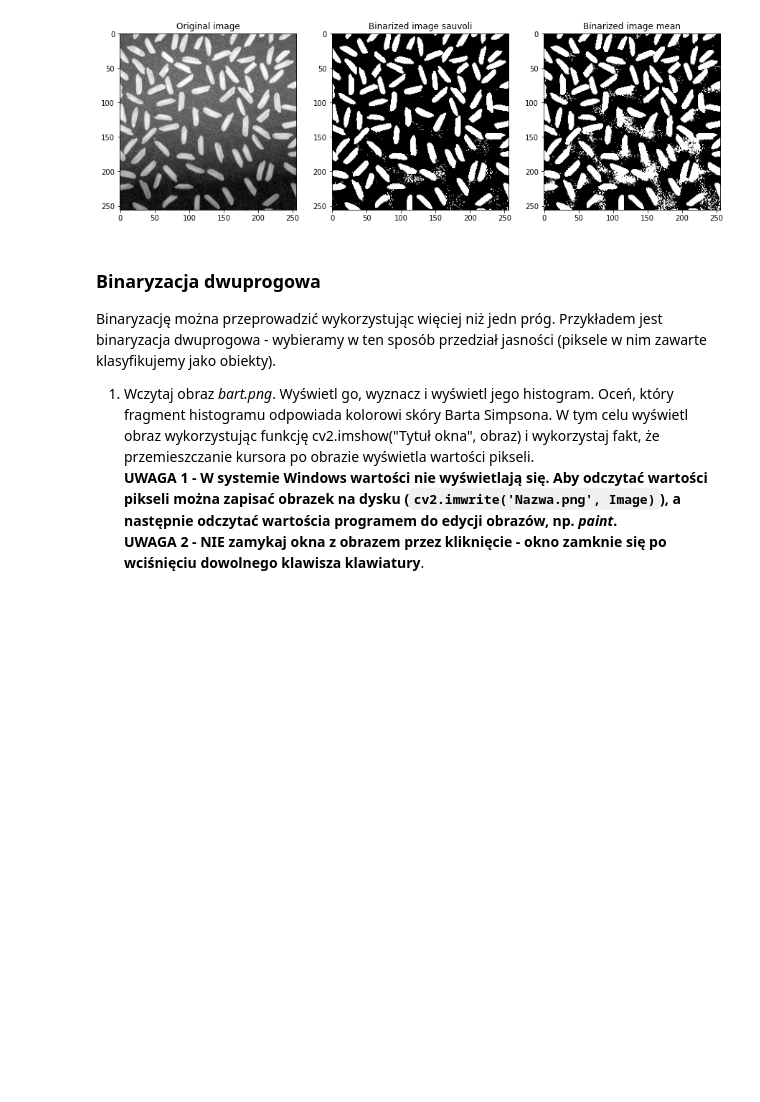
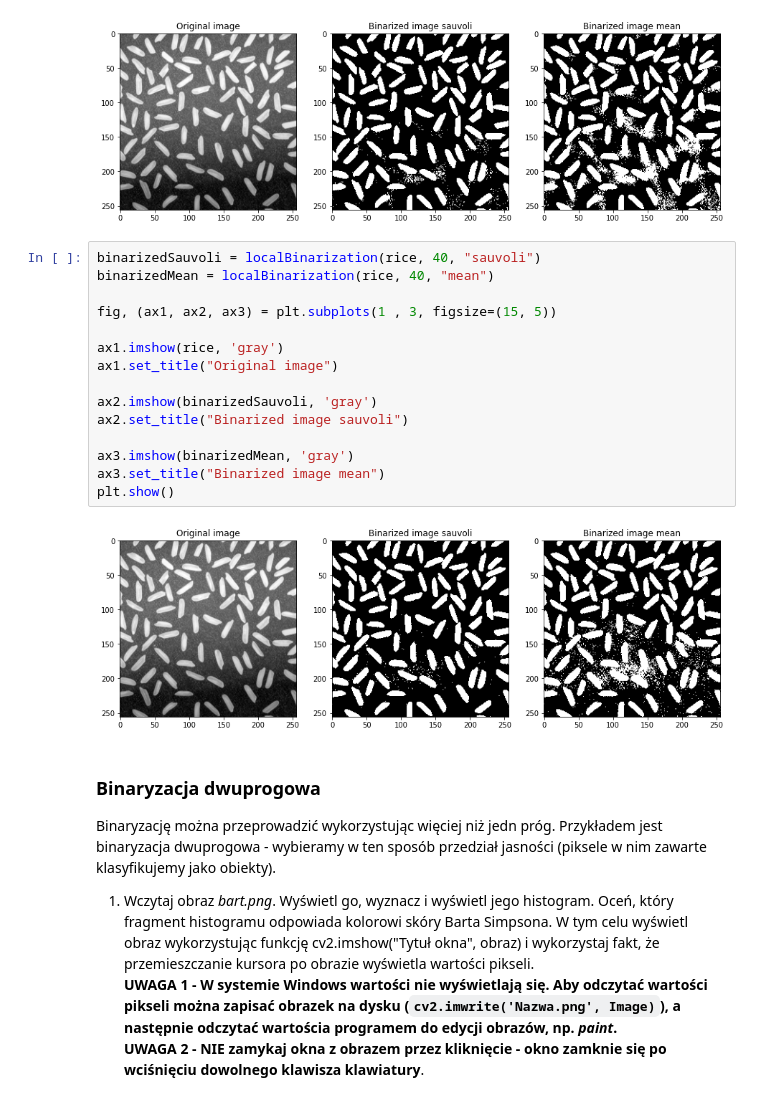
Before and after one commit to djmmatracki/ComputerVision, a Jupyter notebook: Binaryzacja/04_thresholding.ipynb, the cells around one changed output. Drawn from its saved outputs; the diff is of its cells as text; blank space fills up the shorter version.

```diff
--- a/Binaryzacja/04_thresholding.ipynb
+++ b/Binaryzacja/04_thresholding.ipynb
@@ -587,6 +589,23 @@ ax3.set_title("Binarized image mean")
 plt.show()
 # %% [output]
 [figure]
+# %%
+binarizedSauvoli = localBinarization(rice, 40, "sauvoli")
+binarizedMean = localBinarization(rice, 40, "mean")
+
+fig, (ax1, ax2, ax3) = plt.subplots(1 , 3, figsize=(15, 5))
+
+ax1.imshow(rice, 'gray')
+ax1.set_title("Original image")
+
+ax2.imshow(binarizedSauvoli, 'gray')
+ax2.set_title("Binarized image sauvoli")
+
+ax3.imshow(binarizedMean, 'gray')
+ax3.set_title("Binarized image mean")
+plt.show()
+# %% [output]
+[figure, added]
 # %% [markdown]
 ### Binaryzacja dwuprogowa
 
```
Also changed, not shown: parts of 2 cells of this notebook.
